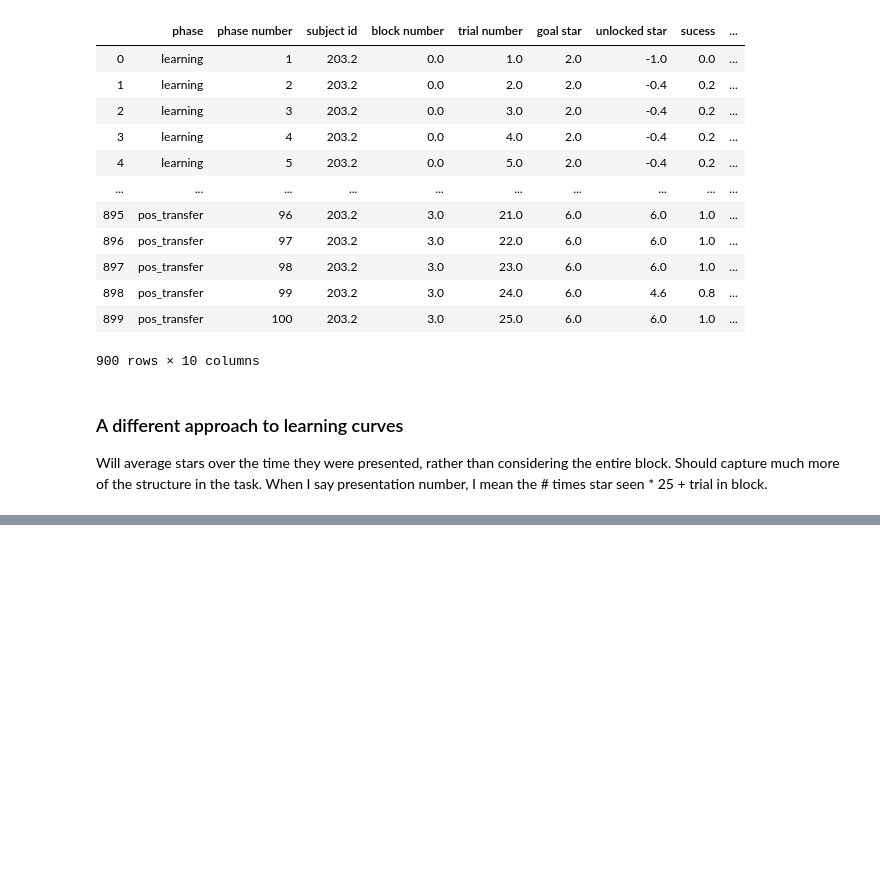
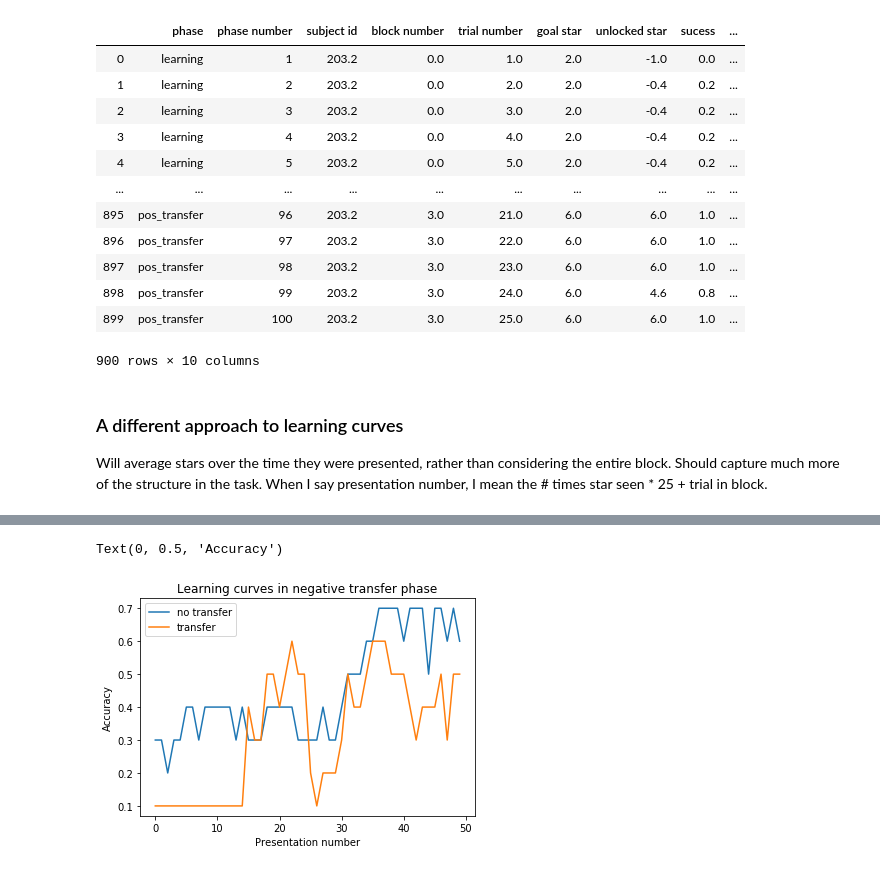
Before and after one commit to aramog/CHaRLy-v2, a Jupyter notebook: analysis/charly-v2.1 EDA.ipynb, the cells around one changed output, grey strips where cells are left out. Cells and saved outputs as stored; diff of their text form; code cells hidden in the pictures; blank space fills up the shorter version.

```diff
--- a/analysis/charly-v2.1 EDA.ipynb
+++ b/analysis/charly-v2.1 EDA.ipynb
@@ -19,7 +19,8 @@ subjs[0].blocks['learning'][0].trial_type
 STARS_PER_BLOCK = 25 #just put this here so it's parameterized
 
 #makes the star unlock data frame to pass into gg plot
-star_cols = ["subject id", "phase", "block number", "trial number", "goal star", "unlocked star", "sucess"]
+star_cols = ["subject id", "phase", "block number", "trial number", \
+             "goal star", "unlocked star", "sucess", "presentation number", "transfer star"]
 star_df = pd.DataFrame(columns = star_cols)
 
 #for each suject, appends all the rows
@@ -51,4 +52,8 @@ for subj in range(6):
                     #use to have condition since just wanted to count blocks seen, but that's not useful on its own
                     pres_numbers[row["goal star"] - 1] += 1
                 row["presentation number"] = int(pres_numbers[row["goal star"] - 1])
+                if phase != "neg_trans" or row["goal star"] in [3, 4]:
+                    row["transfer star"] = 0
+                else:
+                    row["transfer star"] = 1
                 star_df = star_df.append(row, ignore_index = True)
@@ -156,0 +157,3 @@ star_df
+# %%
+neg_trans = star_df[star_df["phase"] == "neg_trans"]
+neg_trans.head()
@@ -156,0 +167,15 @@ star_df
+# %%
+learning_curve_df = neg_trans.groupby(["transfer star", "presentation number"]).agg(avg).reset_index()
+learning_curves = learning_curve_df.groupby("transfer star")["sucess"].apply(lambda x: rolling_mean(x, 1))
+learning_curve_df["learning curve"] = learning_curves[0] + learning_curves[1]
+# %%
+#can't figure out how to make this work with ggplot, so just gonna do it old school way
+plt.plot(range(len(learning_curves[0])), learning_curves[0], label = "no transfer")
+plt.plot(range(len(learning_curves[1])), learning_curves[1], label = "transfer")
+plt.legend()
+plt.title("Learning curves in negative transfer phase")
+plt.xlabel("Presentation number")
+plt.ylabel("Accuracy")
+# %% [output]
+Text(0, 0.5, 'Accuracy')
+[figure, added]
```
Also changed, not shown: parts of 6 cells of this notebook, 12 other files.
